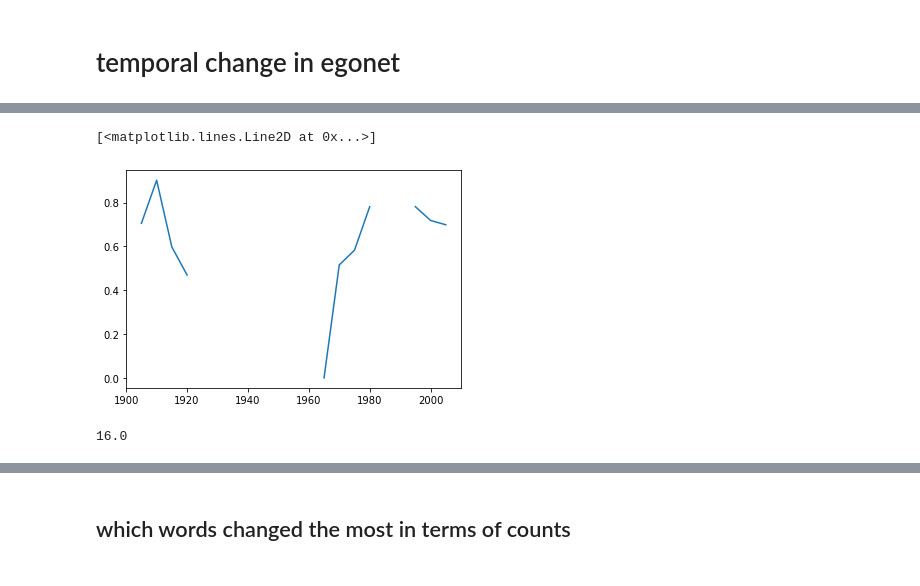
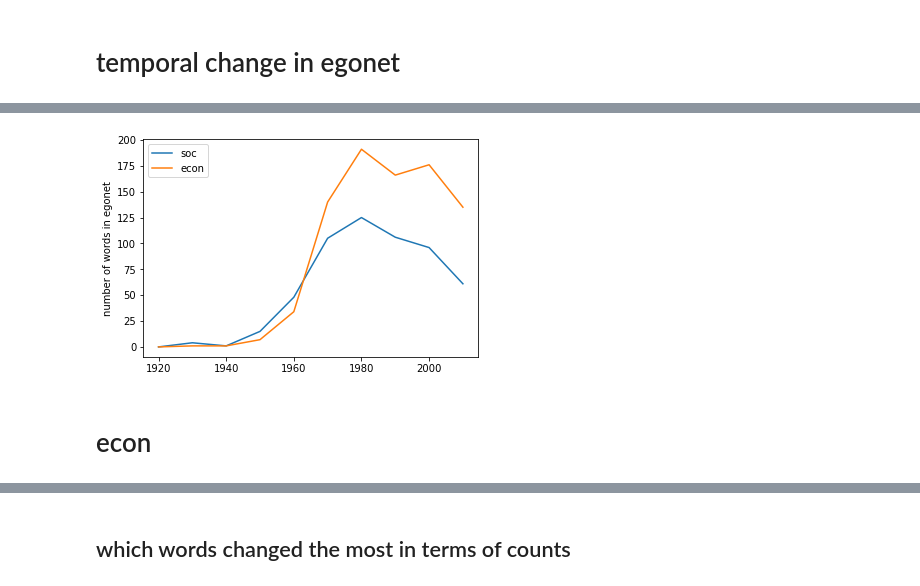
Before and after one commit to amcgail/kk-jstor-sociology, a Jupyter notebook: programming/cooccurence/cooc_networks-temp.ipynb, the cells around one changed output, grey strips where cells are left out. Saved outputs shown, nothing was run; the diff lists cells and outputs as text; code cells hidden in the pictures.

Commit message:
finally - temporal egonet comparisons :P

```diff
--- a/programming/cooccurence/cooc_networks-temp.ipynb
+++ b/programming/cooccurence/cooc_networks-temp.ipynb
@@ -70,0 +68,8 @@ cc(t='change')
+# %%
+# lol... this doesn't make sense.
+# I can't sample now. would have to do that *while counting*
+scounts = []
+for YY in range(YMIN, YMAX, YWINDOW):
+    scount = sum( cc(fy=y) for y in range(YY, YY+YWINDOW) )
+    scounts.append(scount)
+min(scounts), max(scounts)
@@ -71,4 +78,2 @@ cc(t='change')
 # %% [markdown]
 # temporal change in egonet
-# %%
-YMIN=1900
@@ -78,0 +80,3 @@ YMIN,YMAX,YWINDOW
+# %%
+focal = 'behavior'
+cc_econ(t=focal), cc_soc(t=focal)
@@ -119,12 +113,22 @@ plt.plot(np.sum(np.array(rels_l), axis=1))
-# %%
-plt.plot(
-    range(YMIN, YMAX-YWINDOW, YWINDOW),
-    diffs
-)
-# %% [output]
-[<matplotlib.lines.Line2D at 0x...>]
-[figure, removed]
-# %%
-(1980-YMIN)/YWINDOW
-# %% [output]
-16.0
+# %%
+r = {
+    'econ':get_tnets( cc_econ, focal ),
+    'soc':get_tnets( cc_soc, focal )
+}
+# %%
+plt.plot(
+    range(YMIN, YMAX, YWINDOW),
+    np.sum(np.array(r['soc'])!=0, axis=1),
+    label='soc'
+)
+plt.plot(
+    range(YMIN, YMAX, YWINDOW),
+    np.sum(np.array(r['econ'])!=0, axis=1),
+    label='econ'
+)
+plt.ylabel("number of words in egonet")
+plt.legend();
+# %% [output]
+[figure, added]
+# %% [markdown]
+# econ
```
Also changed, not shown: parts of 27 cells of this notebook.
